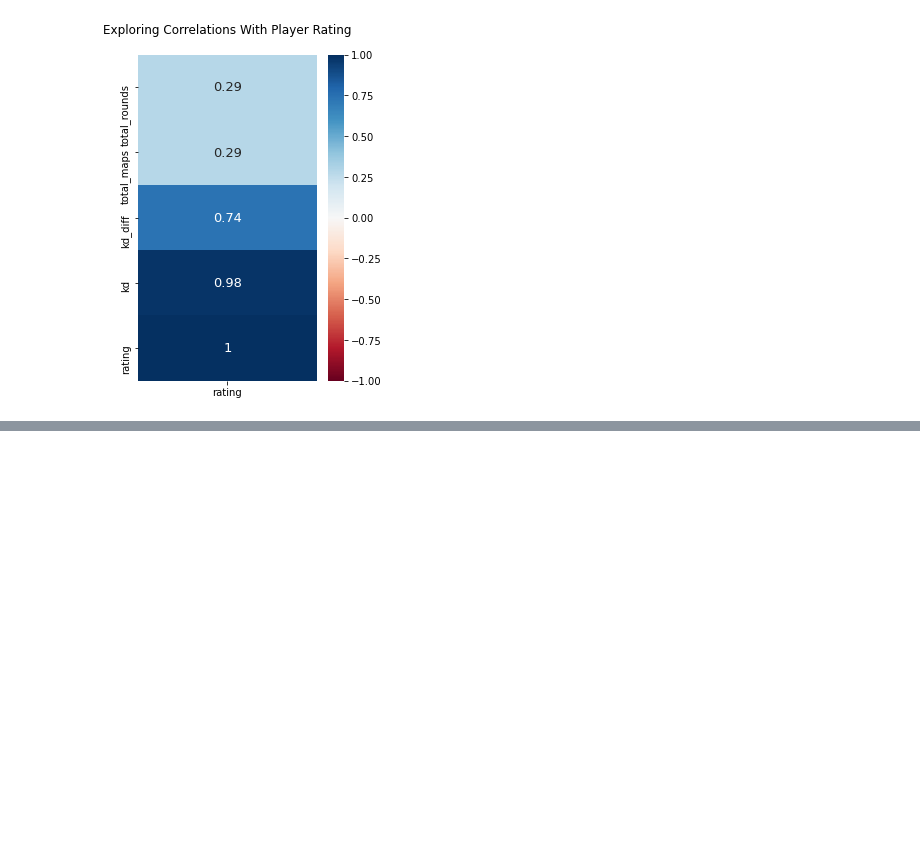
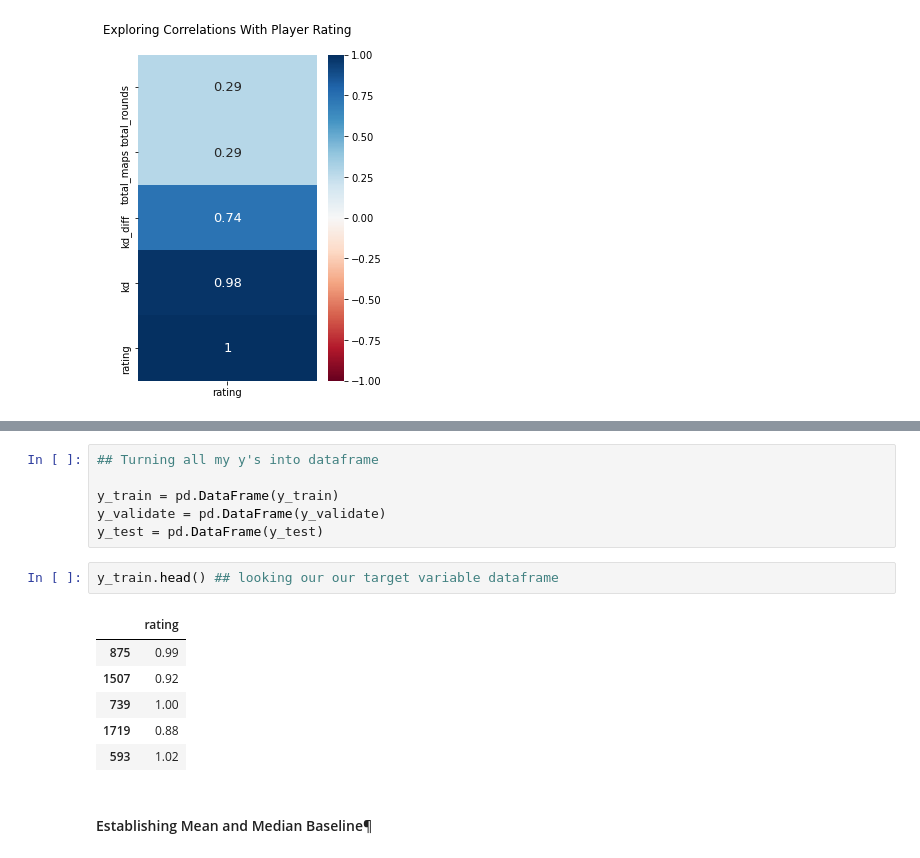
Before and after one commit to ForrestMccrosky/CSGO_player_KD, a Jupyter notebook: Rough_Draft.ipynb, the cells around one changed output, grey strips where cells are left out. Saved outputs shown, nothing was run; the diff lists cells and outputs as text; blank space fills up the shorter version.

```diff
--- a/Rough_Draft.ipynb
+++ b/Rough_Draft.ipynb
@@ -258,0 +289,17 @@ plt.show()
+# %%
+## Turning all my y's into dataframe
+
+y_train = pd.DataFrame(y_train)
+y_validate = pd.DataFrame(y_validate)
+y_test = pd.DataFrame(y_test)
+# %%
+y_train.head() ## looking our our target variable dataframe
+# %% [output]
+|  | rating |
+| 875 | 0.99 |
+| 1507 | 0.92 |
+| 739 | 1.00 |
+| 1719 | 0.88 |
+| 593 | 1.02 |
+# %% [markdown]
+#### Establishing Mean and Median Baseline¶
```
Also changed, not shown: parts of 8 cells of this notebook.
